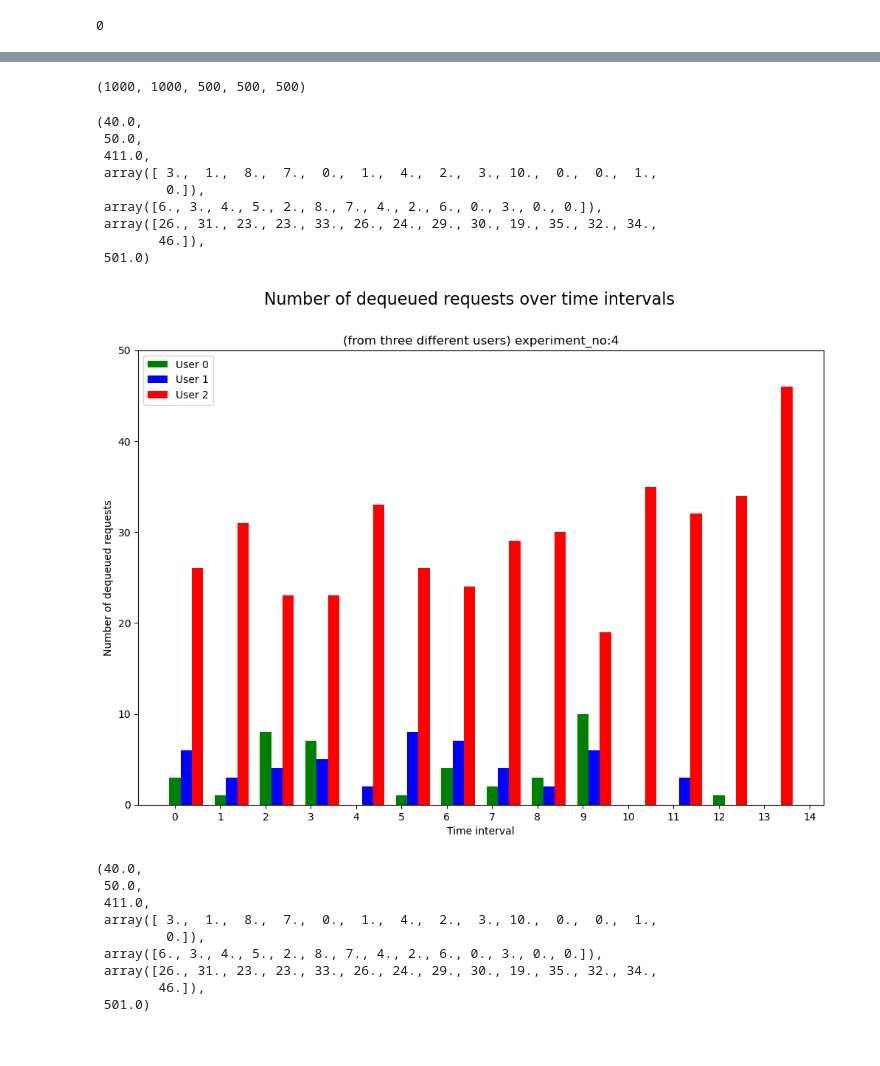
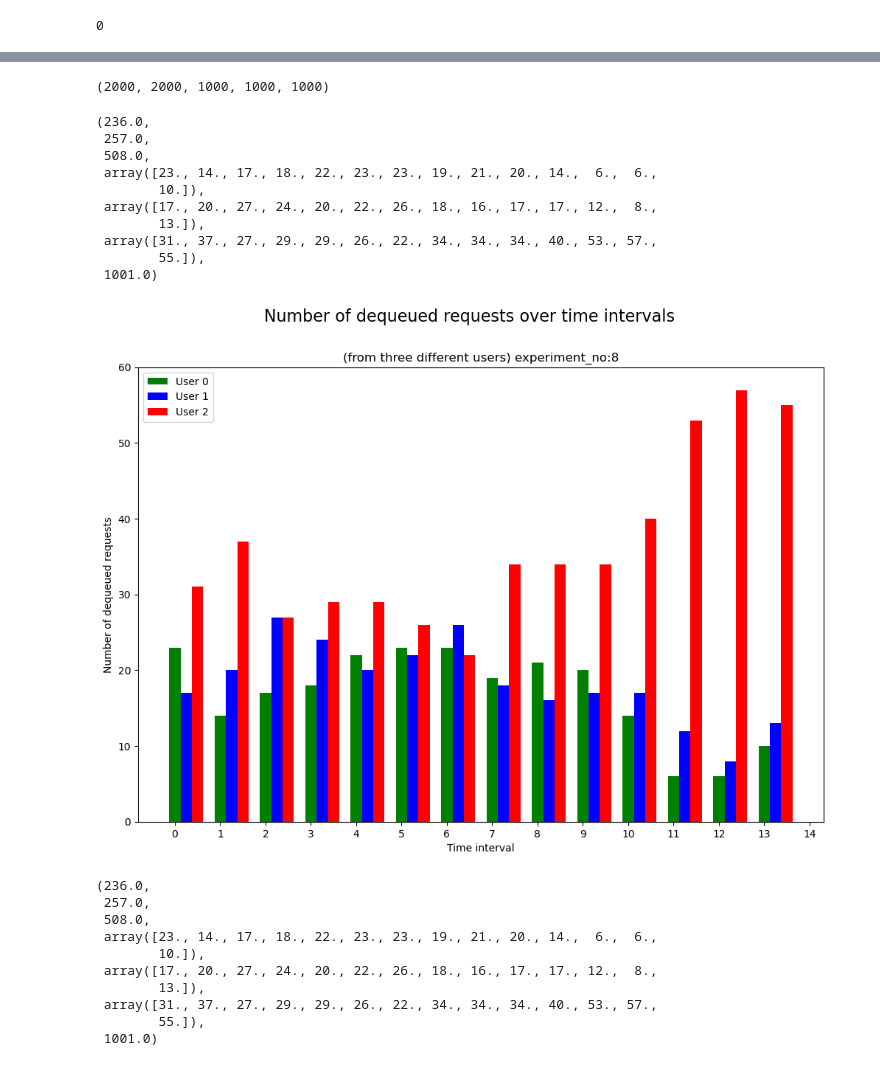
Before and after one commit to sandro108/RateLimitingPrioQ, a Jupyter notebook: Draft_Visualisation_QDisc_RateLimPrioQv3_out.ipynb, the cells around one changed output, grey strips where cells are left out. Cells and saved outputs as stored; diff of their text form; code cells hidden in the pictures.

Commit message:
backing up experiment data up to no. 8

```diff
--- a/Draft_Visualisation_QDisc_RateLimPrioQv3_out.ipynb
+++ b/Draft_Visualisation_QDisc_RateLimPrioQv3_out.ipynb
@@ -46,12 +46,44 @@ exp_no = 3
 #REQUEST_COUNT_LIMIT = 30 //was 5
 #data_all = np.genfromtxt("sorted_exp3_log.2024-08-29T18:56:19.FS_no_R.csv", delimiter=',')
 
-exp_no = 4
+#exp_no = 4
 #Exp4: 500 req no rejected policy
 #rNum > 0.3 for user 2 and user = new User(random.nextInt(3), ++cnt); for the user 0 and 1 AND 2 also!!
 #PENALTY_LIMIT = REQUEST_COUNT_LIMIT + infinity; //means no request will be rejected
 #REQUEST_COUNT_LIMIT = 30 //was 5
-data_all = np.genfromtxt("sorted_exp4_log.2024-09-04T12:49:21.csv", delimiter=',')
+#data_all = np.genfromtxt("sorted_exp4_log.2024-09-04T12:49:21.csv", delimiter=',')
+
+#exp_no = 5
+# 500 req no rejected policy
+#rNum > 0.3 for user 2 and user = new User(random.nextInt(3), ++cnt); for the user 0 and 1 AND 2 also!!
+#PENALTY_LIMIT = REQUEST_COUNT_LIMIT + infinity; //means no request will be rejected
+#REQUEST_COUNT_LIMIT = 30 //was 5
+#swapQ = 10 // was 5
+#data_all = np.genfromtxt("sorted_exp5_log.2024-09-04T18:51:19.csv", delimiter=',')
+
+exp_no = 6
+# 500 req no rejected policy
+#rNum > 0.3 for user 2 and user = new User(random.nextInt(3), ++cnt); for the user 0 and 1 AND 2 also!!
+#PENALTY_LIMIT = REQUEST_COUNT_LIMIT + infinity; //means no request will be rejected
+#REQUEST_COUNT_LIMIT = 30 //was 5
+#swapQ = 30 // was 10
+data_all = np.genfromtxt("sorted_exp6_log.2024-09-04T19:17:07.csv", delimiter=',')
+
+exp_no = 7
+# 500 req no rejected policy
+#rNum > 0.6 for user 2 and user = new User(random.nextInt(3), ++cnt); for the user 0 and 1 AND 2 also!!
+#PENALTY_LIMIT = REQUEST_COUNT_LIMIT + infinity; //means no request will be rejected
+#REQUEST_COUNT_LIMIT = 30 //was 5
+#swapQ = 30 // was 10
+data_all = np.genfromtxt("sorted_exp7_log.2024-09-04T19:25:26.csv", delimiter=',')
+
+exp_no = 8
+# 1000 req no rejected policy
+#rNum > 0.6 for user 2 and user = new User(random.nextInt(2), ++cnt); for the user 0 and 1
+#PENALTY_LIMIT = REQUEST_COUNT_LIMIT + infinity; //means no request will be rejected
+#REQUEST_COUNT_LIMIT = 30 //was 5
+#swapQ = 50 // was 30
+data_all = np.genfromtxt("sorted_exp8_log.2024-09-04T19:35:15.csv", delimiter=',')
 # %%
 #num_rejected = [ i for i in range(len(data_all)) if data_all[i, 5] == "F"]
 num_rejected = 0
@@ -100,7 +132,7 @@ len_OUT_part = (len_clean // 2)
 len_IN_part = csv_row_upper
 len_all, len_clean, len_IN_part, len_OUT_part, csv_row_upper
 # %% [output]
-(1000, 1000, 500, 500, 500)
+(2000, 2000, 1000, 1000, 1000)
 # %%
 arr0 = np.zeros([amount_intervals])
 arr1 = np.zeros([amount_intervals])
@@ -138,43 +170,45 @@ for k in range(1, amount_intervals + 2): # exceed num of intervals to obtain the
 
 arr0.sum(), arr1.sum(), arr2.sum(), arr0, arr1, arr2, arr0.sum()+ arr1.sum()+ arr2.sum()
 # %% [output]
-(40.0,
- 50.0,
- 411.0,
- array([ 3.,  1.,  8.,  7.,  0.,  1.,  4.,  2.,  3., 10.,  0.,  0.,  1.,
-         0.]),
- array([6., 3., 4., 5., 2., 8., 7., 4., 2., 6., 0., 3., 0., 0.]),
- array([26., 31., 23., 23., 33., 26., 24., 29., 30., 19., 35., 32., 34.,
-        46.]),
- 501.0)
+(236.0,
+ 257.0,
+ 508.0,
+ array([23., 14., 17., 18., 22., 23., 23., 19., 21., 20., 14.,  6.,  6.,
+        10.]),
+ array([17., 20., 27., 24., 20., 22., 26., 18., 16., 17., 17., 12.,  8.,
+        13.]),
+ array([31., 37., 27., 29., 29., 26., 22., 34., 34., 34., 40., 53., 57.,
+        55.]),
+ 1001.0)
 # %%
 
 x = [i for i in range(amount_intervals)]
 width=0.25
 #alpha=0.5
 ax = plt.figure(figsize=[12, 8])
 plt.bar(np.arange(len(arr0)) ,arr0, width,align='center', label='User 0' , color='g')
 plt.bar(np.arange(len(arr1)) + width ,arr1, width, align='center',  label='User 1', color='b')
 plt.bar(np.arange(len(arr2)) + width*2,arr2, width,align='center',label='User 2' , color='r')
 plt.xlabel('Time interval')
 plt.ylabel('Number of dequeued requests')
 plt.suptitle('Number of dequeued requests over time intervals', fontsize=16)#, y=1.00)
-plt.ylim(0,50)
+plt.ylim(0,60)
 plt.title('(from three different users) experiment_no:{}'.format(exp_no))
 plt.xticks(np.arange(len(x)+ width))
 plt.legend()
 
 plt.show()
 
 arr0.sum(), arr1.sum(), arr2.sum(),arr0, arr1, arr2, (arr0.sum()+ arr1.sum()+ arr2.sum())
 # %% [output]
-[figure, old version]
+[figure, new version]
-(40.0,
- 50.0,
- 411.0,
- array([ 3.,  1.,  8.,  7.,  0.,  1.,  4.,  2.,  3., 10.,  0.,  0.,  1.,
-         0.]),
- array([6., 3., 4., 5., 2., 8., 7., 4., 2., 6., 0., 3., 0., 0.]),
- array([26., 31., 23., 23., 33., 26., 24., 29., 30., 19., 35., 32., 34.,
-        46.]),
- 501.0)
+(236.0,
+ 257.0,
+ 508.0,
+ array([23., 14., 17., 18., 22., 23., 23., 19., 21., 20., 14.,  6.,  6.,
+        10.]),
+ array([17., 20., 27., 24., 20., 22., 26., 18., 16., 17., 17., 12.,  8.,
+        13.]),
+ array([31., 37., 27., 29., 29., 26., 22., 34., 34., 34., 40., 53., 57.,
+        55.]),
+ 1001.0)
```
Also changed, not shown: parts of 4 cells of this notebook, 15 other files.
